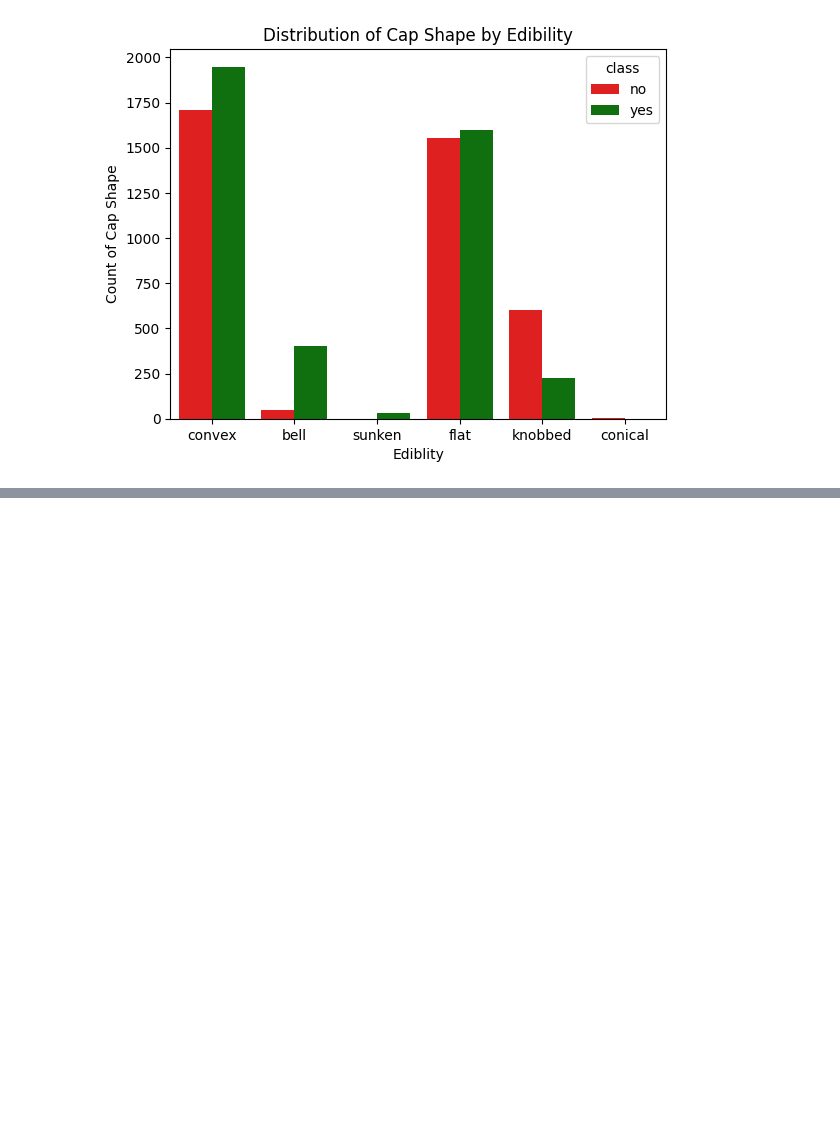
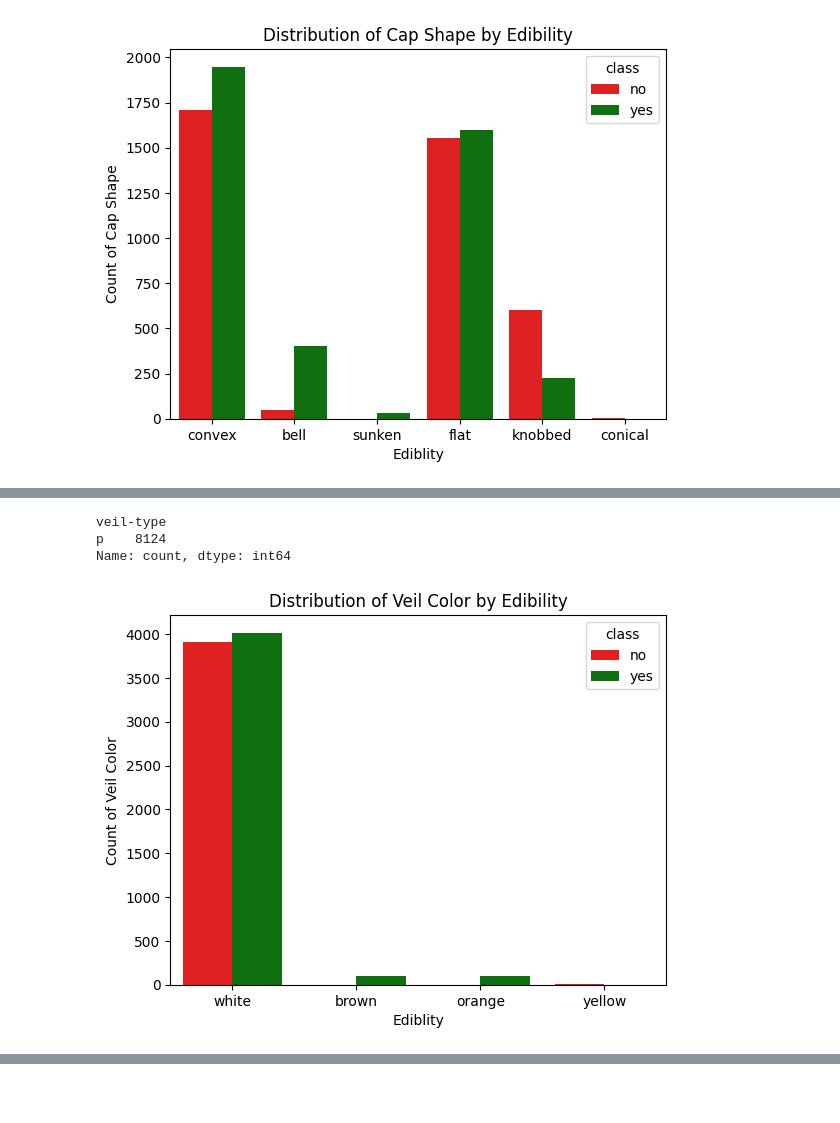
Before and after one commit to alarmedWater/ML, a Jupyter notebook: Mushroom Edibility Classification.ipynb, the cells around one changed output, grey strips where cells are left out. Drawn from its saved outputs; the diff is of its cells as text; code cells hidden in the pictures; blank space fills up the shorter version.

```diff
--- a/Mushroom Edibility Classification.ipynb
+++ b/Mushroom Edibility Classification.ipynb
@@ -236,3 +275,35 @@ plt.show()
+# %%
+# double checked with value_counts()
+
+veil_type_counts = df["veil-type"].value_counts()
+
+print(veil_type_counts)
+# %% [output]
+veil-type
+p    8124
+Name: count, dtype: int64
+# %%
+veil_color_names = {'n': 'brown', 'o': 'orange', 'w': 'white', 'y': 'yellow'}
+
+labeled_data = df.copy()
+labeled_data['veil-color'] = labeled_data['veil-color'].map(veil_color_names)
+
+palette = {'yes': 'green', 'no': 'red'}
+
+sns.countplot(x='veil-color', hue='class', data=labeled_data, palette=palette)   # I found this 'paired bar' plot, which I think visualizes the
+                                                        # relationsip between edibility and cap shape better than the prevoius heatmap
+
+plt.title('Distribution of Veil Color by Edibility')
+plt.xlabel('Ediblity')
+plt.ylabel('Count of Veil Color')
+plt.show()
+
+# Data for veil-color are very unbalanced. There are no poisonus mushrooms with brown or organge veil.
+# But there are in realitiy for example Cortinarius rubellus with an orange veil. So veil-color has to be handled with care.
+# For possible future data this property will stay in the data set.
+# Other unbalanced properties are gill-attachment and ring-number.
+# %% [output]
+[figure, added]
 # %%
 def cramers_v(x, y):
     """
```
Also changed, not shown: parts of 2 cells of this notebook.
